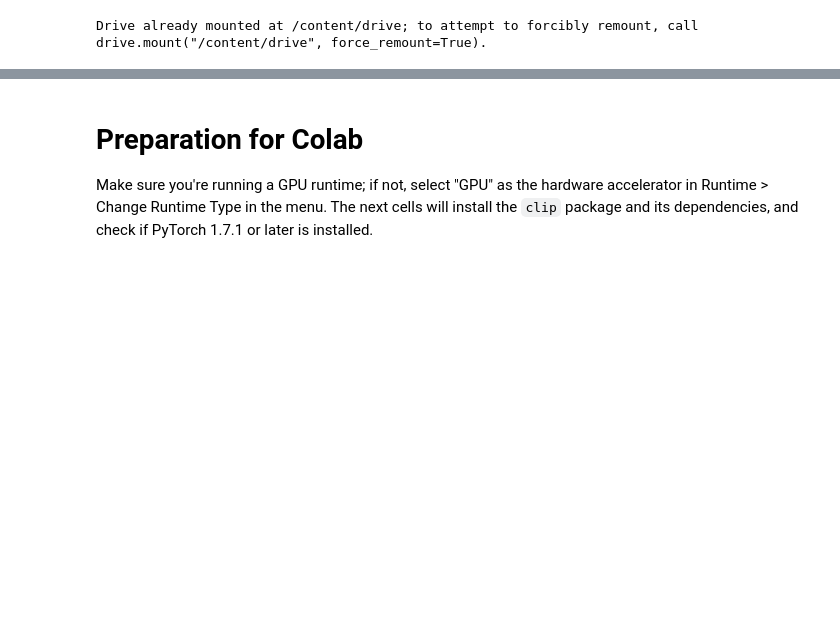
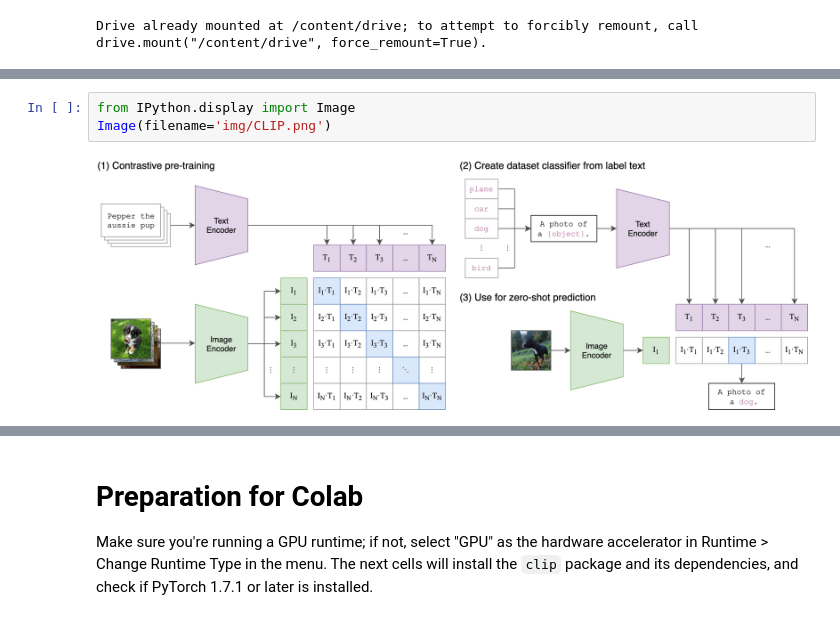
Before and after one commit to LiYuan199701/capstone, a Jupyter notebook: 21-real-clip.ipynb, the cells around one changed output, grey strips where cells are left out. Saved outputs shown, nothing was run; the diff lists cells and outputs as text; blank space fills up the shorter version.

```diff
--- a/21-real-clip.ipynb
+++ b/21-real-clip.ipynb
@@ -42,0 +28,5 @@ license_agreement.txt             small_train/
+# %%
+from IPython.display import Image
+Image(filename='img/CLIP.png')
+# %% [output]
+[figure, added]
```
Also changed, not shown: parts of 39 cells of this notebook, 23 other files.
